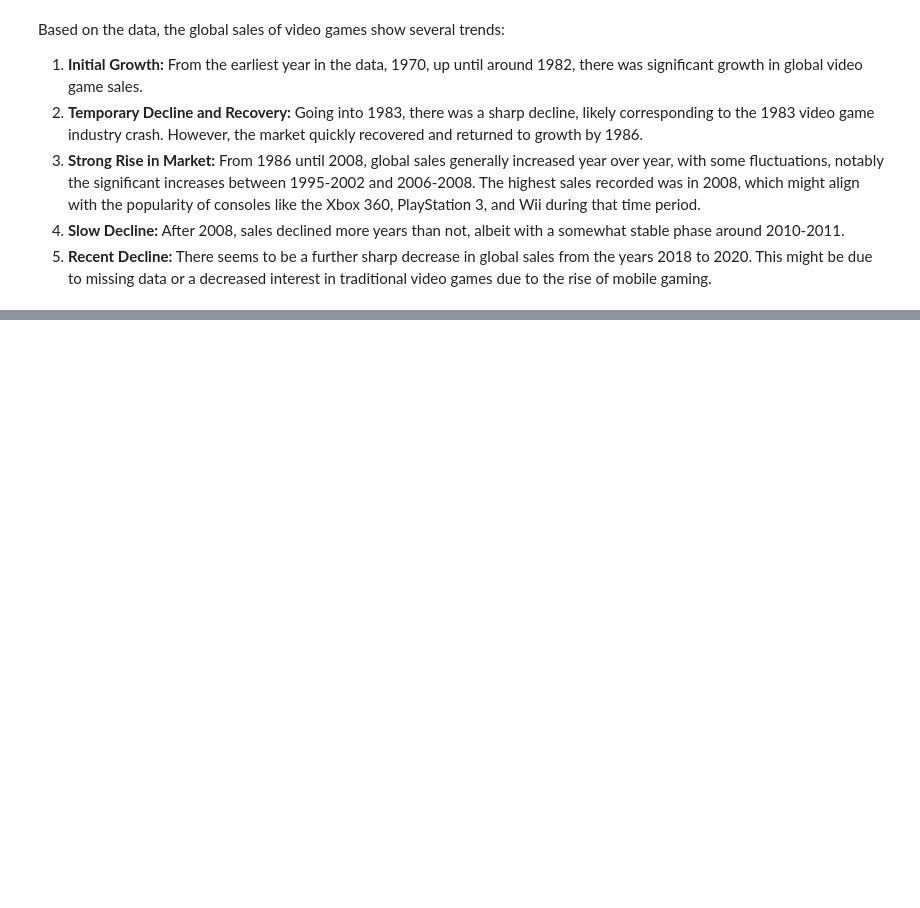
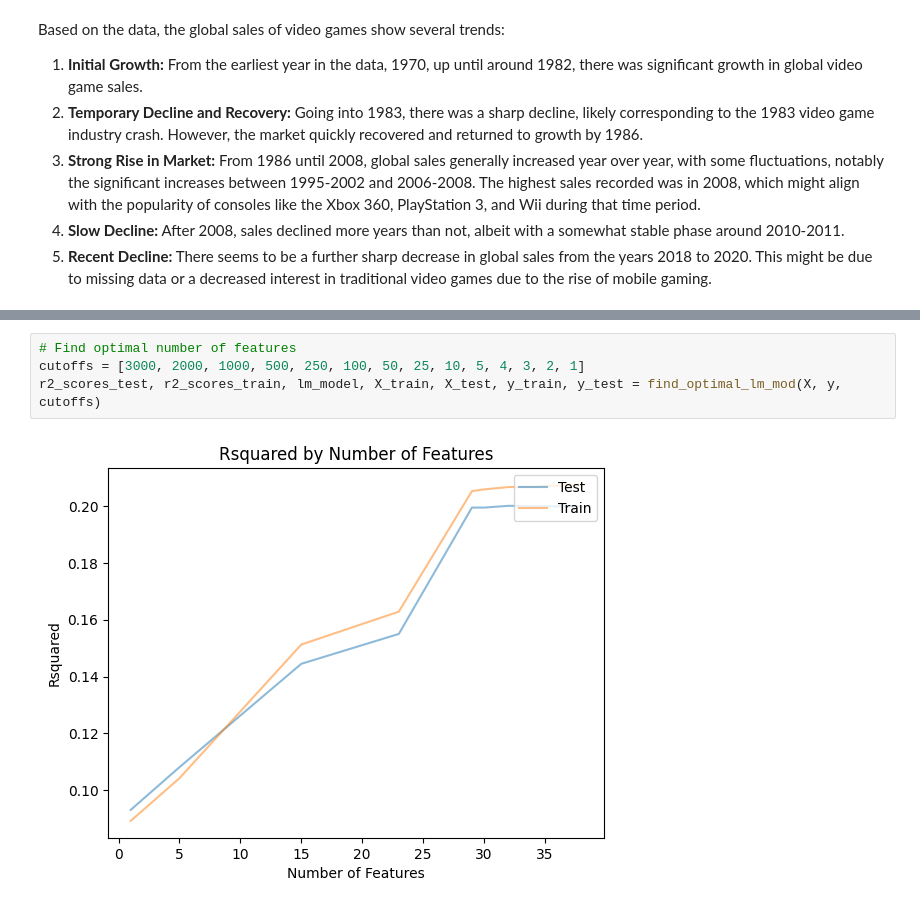
Before and after one commit to Flare200/video-games-data-modeling, a Jupyter notebook: videogames.ipynb, the cells around one changed output, grey strips where cells are left out. Drawn from its saved outputs; the diff is of its cells as text; blank space fills up the shorter version.

```diff
--- a/videogames.ipynb
+++ b/videogames.ipynb
@@ -584,0 +670,6 @@ Based on the data, the global sales of video games show several trends:
+# %%
+# Find optimal number of features
+cutoffs = [3000, 2000, 1000, 500, 250, 100, 50, 25, 10, 5, 4, 3, 2, 1]
+r2_scores_test, r2_scores_train, lm_model, X_train, X_test, y_train, y_test = find_optimal_lm_mod(X, y, cutoffs)
+# %% [output]
+[figure, added]
```
Also changed, not shown: parts of 24 cells of this notebook, 1 other file.
